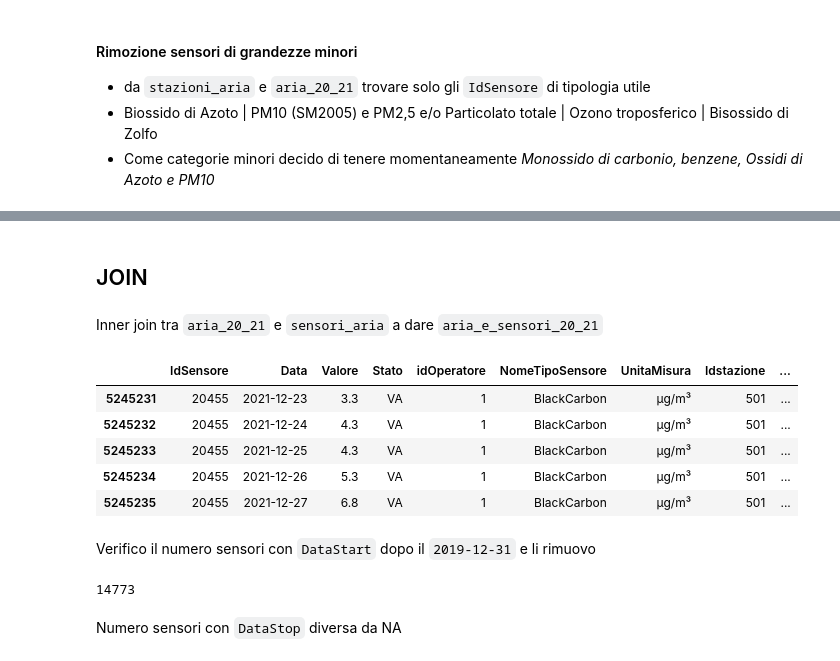
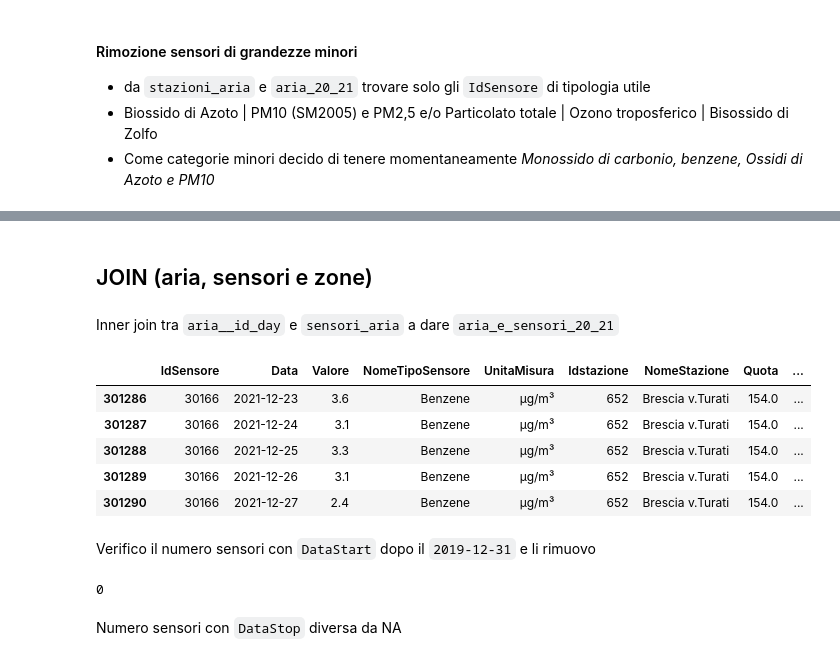
Before and after one commit to giocoal/air-quality-milano-interactive-data-visualization-tableau, a Jupyter notebook: Data_Visualization_project_21_22.ipynb, the cells around one changed output, grey strips where cells are left out. Saved outputs shown, nothing was run; the diff lists cells and outputs as text; code cells hidden in the pictures.

```diff
--- a/Data_Visualization_project_21_22.ipynb
+++ b/Data_Visualization_project_21_22.ipynb
@@ -213,7 +213,7 @@ aria_20_21.tail()
     - (latitudine°, longitudine°)
     - Posizione
 # %%
-sensori_aria = pd.read_csv(f'{path}Stazioni_qualita_dell_aria.csv', dtype = {'NomeTipoSensore': 'category'}, parse_dates = ['DataStart', 'DataStop'])
+sensori_aria = pd.read_csv(f'{path}Stazioni_qualita_dell_aria.csv', parse_dates = ['DataStart', 'DataStop'])
 sensori_aria.tail()
 #stazioni_aria['NomeTipoSensore'].value_counts()
 # %% [output]
@@ -392,0 +386,4 @@ sensori_aria.drop(sensori_aria[~sensori_aria['NomeTipoSensore'].isin(grandezze_d
+# %%
+aria__id_day = aria_20_21.groupby(['IdSensore', aria_20_21['Data'].dt.date]).mean()[['Valore']]
+aria__id_day = aria__id_day.reset_index()
+aria__id_day
@@ -393,21 +404,21 @@ sensori_aria.drop(sensori_aria[~sensori_aria['NomeTipoSensore'].isin(grandezze_d
 # %% [markdown]
-## JOIN
+## JOIN (aria, sensori e zone)
 # %% [markdown]
-Inner join tra `aria_20_21` e `sensori_aria` a dare `aria_e_sensori_20_21`
+Inner join tra `aria__id_day` e `sensori_aria` a dare `aria_e_sensori_20_21`
 # %%
-aria_e_sensori_20_21 = pd.merge(aria_20_21, sensori_aria, how = 'inner', on = 'IdSensore')
-aria_e_sensori_20_21.tail()
+aria_sensori__id_day = pd.merge(aria__id_day, sensori_aria, how = 'inner', on = 'IdSensore')
+aria_sensori__id_day.tail()
 # %% [output]
-|  | IdSensore | Data | Valore | Stato | idOperatore | NomeTipoSensore | UnitaMisura | Idstazione | ... |
-| 5245231 | 20455 | 2021-12-23 | 3.3 | VA | 1 | BlackCarbon | µg/m³ | 501 | ... |
-| 5245232 | 20455 | 2021-12-24 | 4.3 | VA | 1 | BlackCarbon | µg/m³ | 501 | ... |
-| 5245233 | 20455 | 2021-12-25 | 4.3 | VA | 1 | BlackCarbon | µg/m³ | 501 | ... |
-| 5245234 | 20455 | 2021-12-26 | 5.3 | VA | 1 | BlackCarbon | µg/m³ | 501 | ... |
-| 5245235 | 20455 | 2021-12-27 | 6.8 | VA | 1 | BlackCarbon | µg/m³ | 501 | ... |
+|  | IdSensore | Data | Valore | NomeTipoSensore | UnitaMisura | Idstazione | NomeStazione | Quota | ... |
+| 301286 | 30166 | 2021-12-23 | 3.6 | Benzene | µg/m³ | 652 | Brescia v.Turati | 154.0 | ... |
+| 301287 | 30166 | 2021-12-24 | 3.1 | Benzene | µg/m³ | 652 | Brescia v.Turati | 154.0 | ... |
+| 301288 | 30166 | 2021-12-25 | 3.3 | Benzene | µg/m³ | 652 | Brescia v.Turati | 154.0 | ... |
+| 301289 | 30166 | 2021-12-26 | 3.1 | Benzene | µg/m³ | 652 | Brescia v.Turati | 154.0 | ... |
+| 301290 | 30166 | 2021-12-27 | 2.4 | Benzene | µg/m³ | 652 | Brescia v.Turati | 154.0 | ... |
 # %% [markdown]
 Verifico il numero sensori con `DataStart` dopo il `2019-12-31` e li rimuovo
 # %%
-sum(aria_e_sensori_20_21['DataStart'] > '2019-12-31')
+sum(aria_sensori__id_day['DataStart'] > '2019-12-31')
 # %% [output]
-14773
+0
 # %%
```
Also changed, not shown: parts of 22 cells of this notebook.
